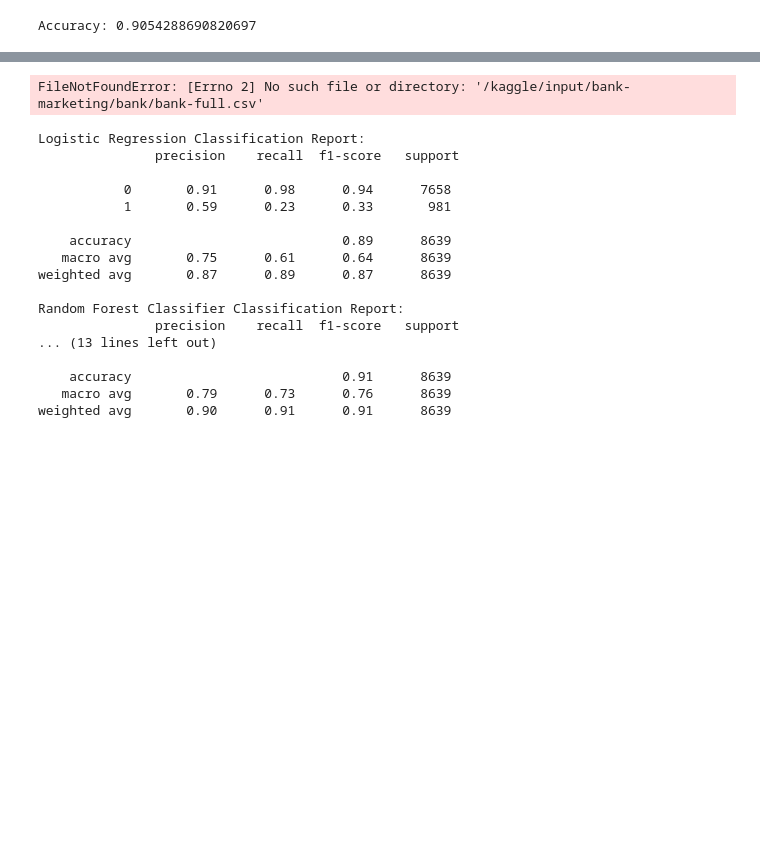
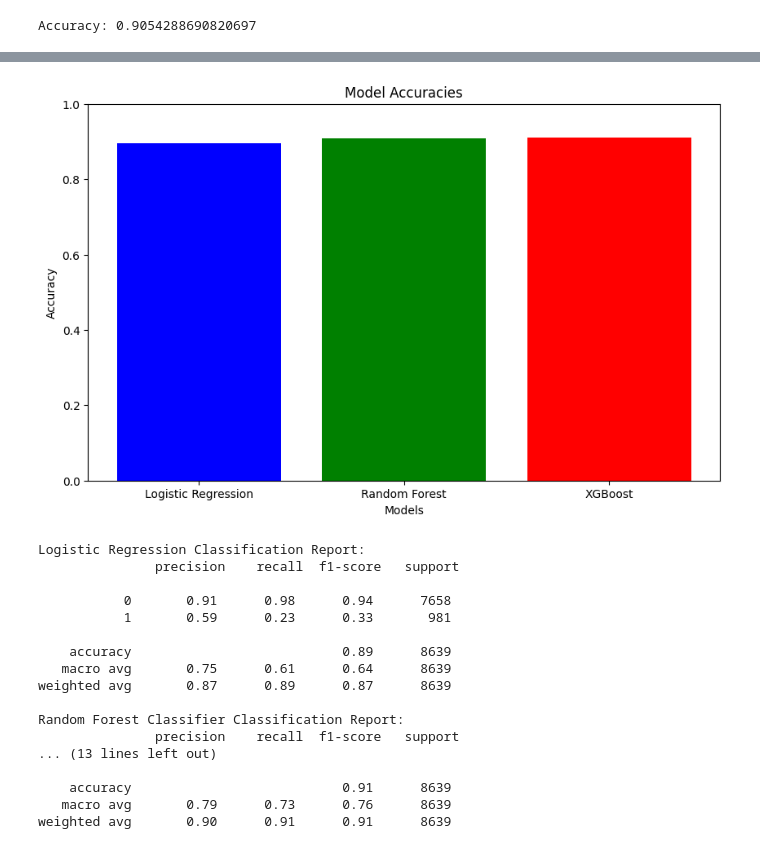
Before and after one commit to GHOST-DEKU/Mini-Project, a Jupyter notebook: Bank Marketing.ipynb, the cells around one changed output, grey strips where cells are left out. Saved outputs shown, nothing was run; the diff lists cells and outputs as text; code cells hidden in the pictures; blank space fills up the shorter version.

```diff
--- a/Bank Marketing.ipynb
+++ b/Bank Marketing.ipynb
@@ -281,6 +282,5 @@ rf_accuracy
 # %%
-data = pd.read_csv('/kaggle/input/bank-marketing/bank/bank-full.csv', sep=';')
-df = data.copy()
+df = pd.read_csv('bank-full.csv', sep=';')
 
 df.drop(df[df['education'] == 'unknown'].index, inplace=True)
 df.drop(df[df['job'] == 'unknown'].index, inplace=True)
@@ -304,34 +304,34 @@ X_train, X_test, y_train, y_test = train_test_split(X, y, test_size=0.2, random_
 scaler = StandardScaler()
 X_train_scaled = scaler.fit_transform(X_train)
 X_test_scaled = scaler.transform(X_test)
 
 logistic_regression = LogisticRegression(max_iter=2000, random_state=42)
 logistic_regression.fit(X_train_scaled, y_train)
 y_pred_lr = logistic_regression.predict(X_test_scaled)
 accuracy_lr = accuracy_score(y_test, y_pred_lr)
 
 rf_model = RandomForestClassifier()
 rf_model.fit(X_train, y_train)
 y_pred_rf = rf_model.predict(X_test)
 rf_accuracy = accuracy_score(y_test, y_pred_rf)
 
 xgb_model = XGBClassifier(random_state=42)
 xgb_model.fit(X_train, y_train)
 y_pred_xgb = xgb_model.predict(X_test)
 xgb_accuracy = accuracy_score(y_test, y_pred_xgb)
 
 model_accuracies = {'Logistic Regression': accuracy_lr,'Random Forest': rf_accuracy,'XGBoost': xgb_accuracy
 }
 
 plt.figure(figsize=(10, 6))
 plt.bar(model_accuracies.keys(), model_accuracies.values(), color=['blue', 'green', 'red'])
 plt.xlabel('Models')
 plt.ylabel('Accuracy')
 plt.title('Model Accuracies')
 plt.ylim(0, 1)
 plt.show()
 # %% [output]
-FileNotFoundError: [Errno 2] No such file or directory: '/kaggle/input/bank-marketing/bank/bank-full.csv'
+[figure, added]
 # %%
 class_report_lr = classification_report(y_test, y_pred_lr)
 print('Logistic Regression Classification Report:\n', class_report_lr)
```
Also changed, not shown: parts of 2 cells of this notebook.
